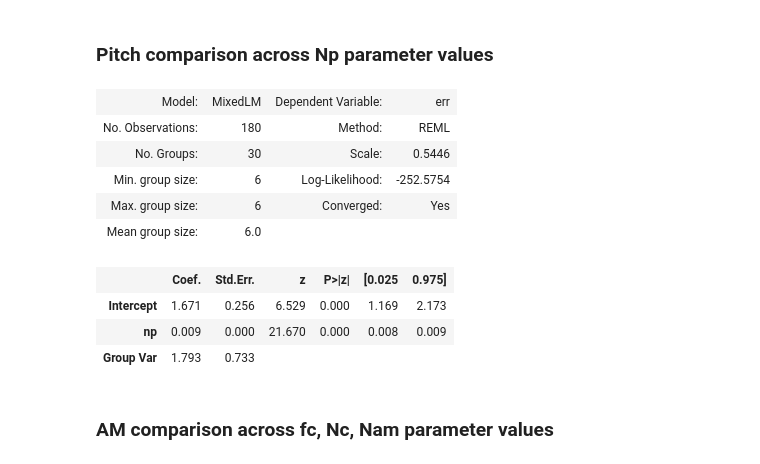
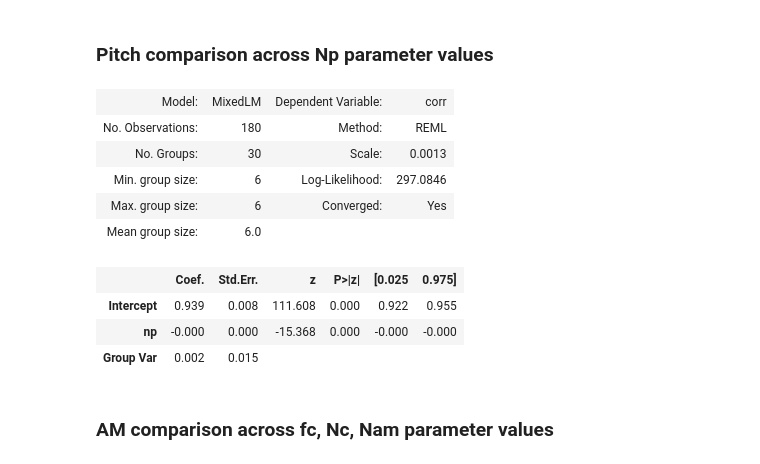
Before and after one commit to siva82kb/gmac, a Jupyter notebook: notebooks/04-paper_plots.ipynb, the cells around one changed output. Cells and saved outputs as stored; diff of their text form; code cells hidden in the pictures.

```diff
--- a/notebooks/04-paper_plots.ipynb
+++ b/notebooks/04-paper_plots.ipynb
@@ -298,31 +298,31 @@ import statsmodels.formula.api as smf
 # %%
 pitch_df = pitch_perf[["subject", "limb", "np", "err", "corr"]].reset_index(drop=True)
 limb_weight = {
     "left": 0,
     "right": 10,
     "aff": 20,
     "unaff": 25
 }
 pitch_df["subjid"] = int(0)
 for _row in pitch_perf.iterrows():
     pitch_df.loc[_row[0], "subjid"] = limb_weight[_row[1]["limb"]] + _row[1]["subject"]
 pitch_df["np"] = pitch_df["np"].astype(int)
 pitch_df["err"] = pitch_df["err"].astype(float)
 pitch_df["corr"] = pitch_df["corr"].astype(float)
 pitch_df["subjid"] = pitch_df["subjid"].astype(int)
-lme_pitch = smf.mixedlm("err ~ np", data=pitch_df, groups=pitch_df["subjid"])
+lme_pitch = smf.mixedlm("corr ~ np", data=pitch_df, groups=pitch_df["subjid"])
 lme_pitch.fit(method='bfgs').summary()
 # %% [output]
-| Model: | MixedLM | Dependent Variable: | err |
+| Model: | MixedLM | Dependent Variable: | corr |
 | No. Observations: | 180 | Method: | REML |
-| No. Groups: | 30 | Scale: | 0.5446 |
-| Min. group size: | 6 | Log-Likelihood: | -252.5754 |
+| No. Groups: | 30 | Scale: | 0.0013 |
+| Min. group size: | 6 | Log-Likelihood: | 297.0846 |
 | Max. group size: | 6 | Converged: | Yes |
 | Mean group size: | 6.0 |  |  |
 |  | Coef. | Std.Err. | z | P>|z| | [0.025 | 0.975] |
-| Intercept | 1.671 | 0.256 | 6.529 | 0.000 | 1.169 | 2.173 |
-| np | 0.009 | 0.000 | 21.670 | 0.000 | 0.008 | 0.009 |
-| Group Var | 1.793 | 0.733 |  |  |  |  |
+| Intercept | 0.939 | 0.008 | 111.608 | 0.000 | 0.922 | 0.955 |
+| np | -0.000 | 0.000 | -15.368 | 0.000 | -0.000 | -0.000 |
+| Group Var | 0.002 | 0.015 |  |  |  |  |
 # %% [markdown]
 ### AM comparison across fc, Nc, Nam parameter values
 # %%
```
Also changed, not shown: parts of 9 cells of this notebook, 12 other files.
